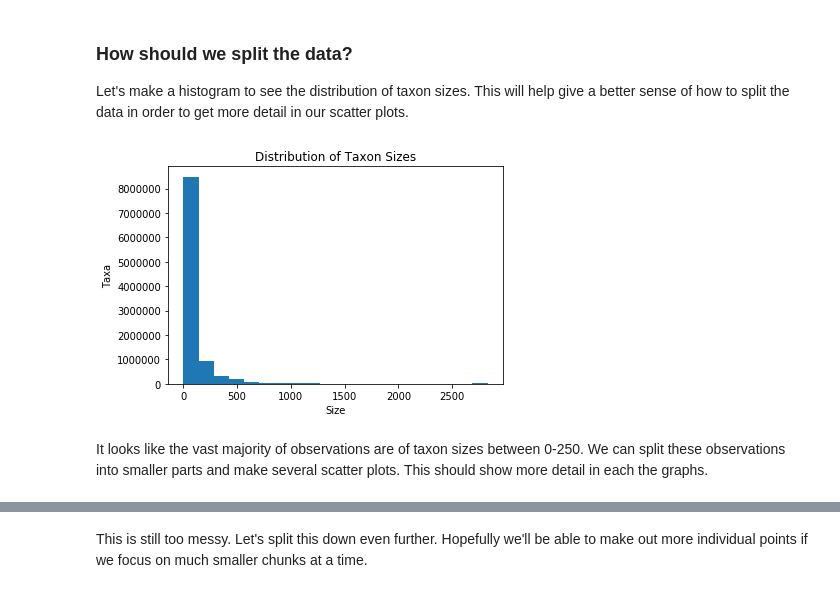
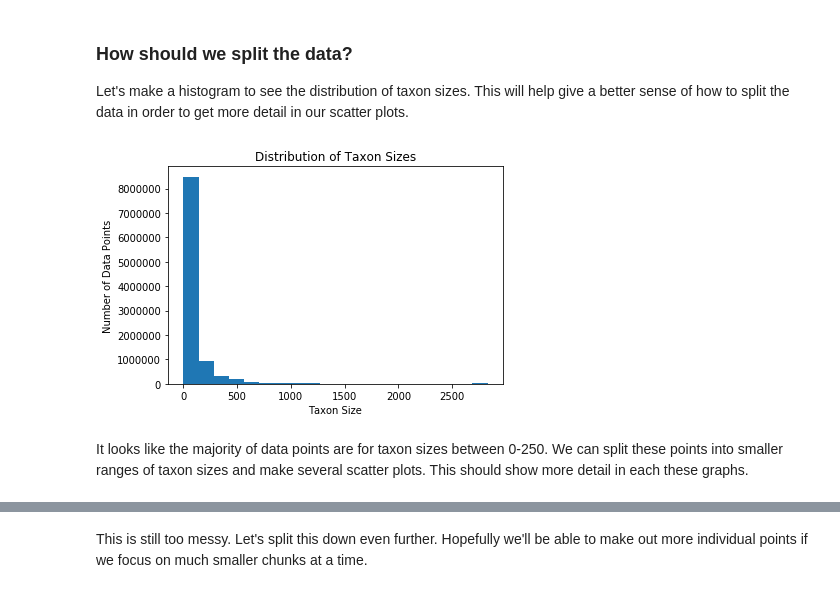
Before and after one commit to odumitr/Gene-and-Taxa-Analysis, a Jupyter notebook: src/regression_plot.ipynb, the cells around one changed output, grey strips where cells are left out. Saved outputs shown, nothing was run; the diff lists cells and outputs as text; code cells hidden in the pictures.

```diff
--- a/src/regression_plot.ipynb
+++ b/src/regression_plot.ipynb
@@ -86,13 +84,13 @@ taxonAndScores.head()
 Let's make a histogram to see the distribution of taxon sizes. This will help give a better sense of how to split the data in order to get more detail in our scatter plots.
 # %%
 taxonAndScores['taxonSizes'].plot(kind='hist', bins=20, title='Distribution of Taxon Sizes', legend=False)
-plt.xlabel('Size')
-plt.ylabel('Taxa')
+plt.xlabel('Taxon Size')
+plt.ylabel('Number of Data Points')
 plt.show()
 # %% [output]
-[figure, old version]
+[figure, new version]
 # %% [markdown]
-It looks like the vast majority of observations are of taxon sizes between 0-250. We can split these observations into smaller parts and make several scatter plots. This should show more detail in each the graphs.
+It looks like the majority of data points are for taxon sizes between 0-250. We can split these points into smaller ranges of taxon sizes and make several scatter plots. This should show more detail in each these graphs.
 # %%
 smallTaxa = taxonAndScores[taxonAndScores['taxonSizes'] < 250]
 smallTaxa.plot('taxonSizes', 'scores', s=0.5, kind='scatter', title='Taxon Size (<250) vs. Score')
```
Also changed, not shown: parts of 18 cells of this notebook.
